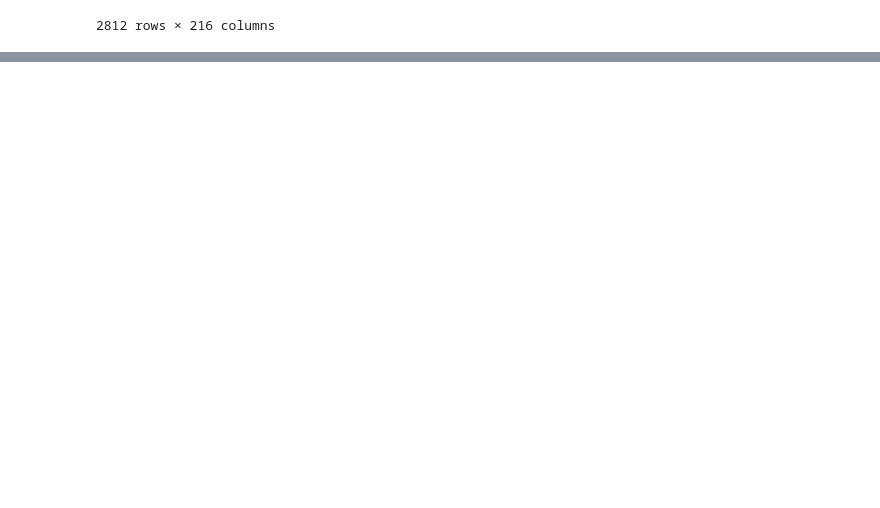
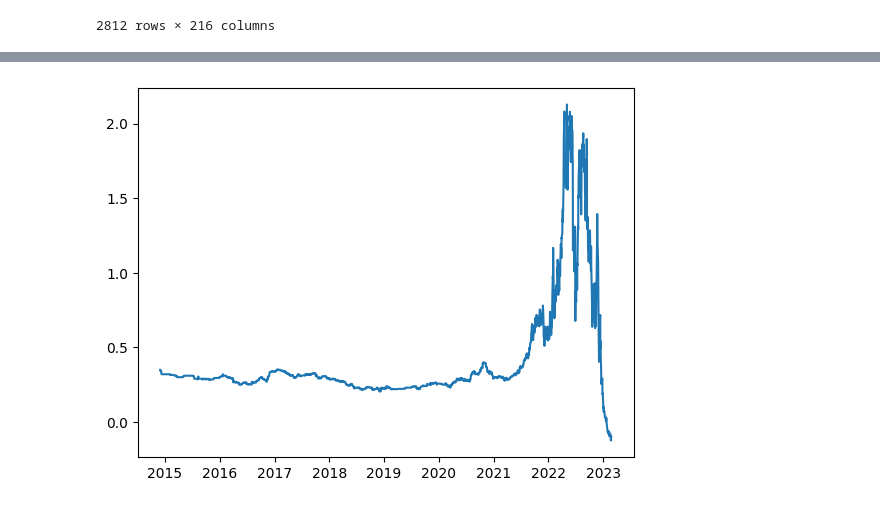
Before and after one commit to sinhaarya04/MeanRevertingProj, a Jupyter notebook: testing.ipynb, the cells around one changed output, grey strips where cells are left out. Cells and saved outputs as stored; diff of their text form; code cells hidden in the pictures; blank space fills up the shorter version.

Commit message:
Halfway with spread func

```diff
--- a/testing.ipynb
+++ b/testing.ipynb
@@ -181,0 +194,33 @@ plt.show()
+# %%
+def create_spread_df(df, long_month, short_month, start_year = 17):
+
+    spread_name = str(long_month + " - " + short_month)
+    spread_df = pd.DataFrame()
+
+    place_holder = 0
+    count = start_year
+
+    for i in df.columns():
+
+        if place_holder == 0:
+
+            if
+
+
+            place_holder =+ 1
+
+
+        if place_holder == 1:
+
+
+            place_holder =- 1
+
+
+    spread_df[spread_name] = df[long_month] - df[short_month]
+    spread_df.dropna(inplace = True)
+
+    return spread_df
+# %%
+march_april_df = create_spread_df(ng_futures_prices_df, "NGH23 Comdty", "NGJ23 Comdty")
+march_april_df.dropna(inplace = True)
+march_april_df
@@ -181,0 +241,5 @@ plt.show()
+# %%
+plt.plot(march_april_df)
+plt.show()
+# %% [output]
+[figure, added]
```
Also changed, not shown: parts of 7 cells of this notebook.
